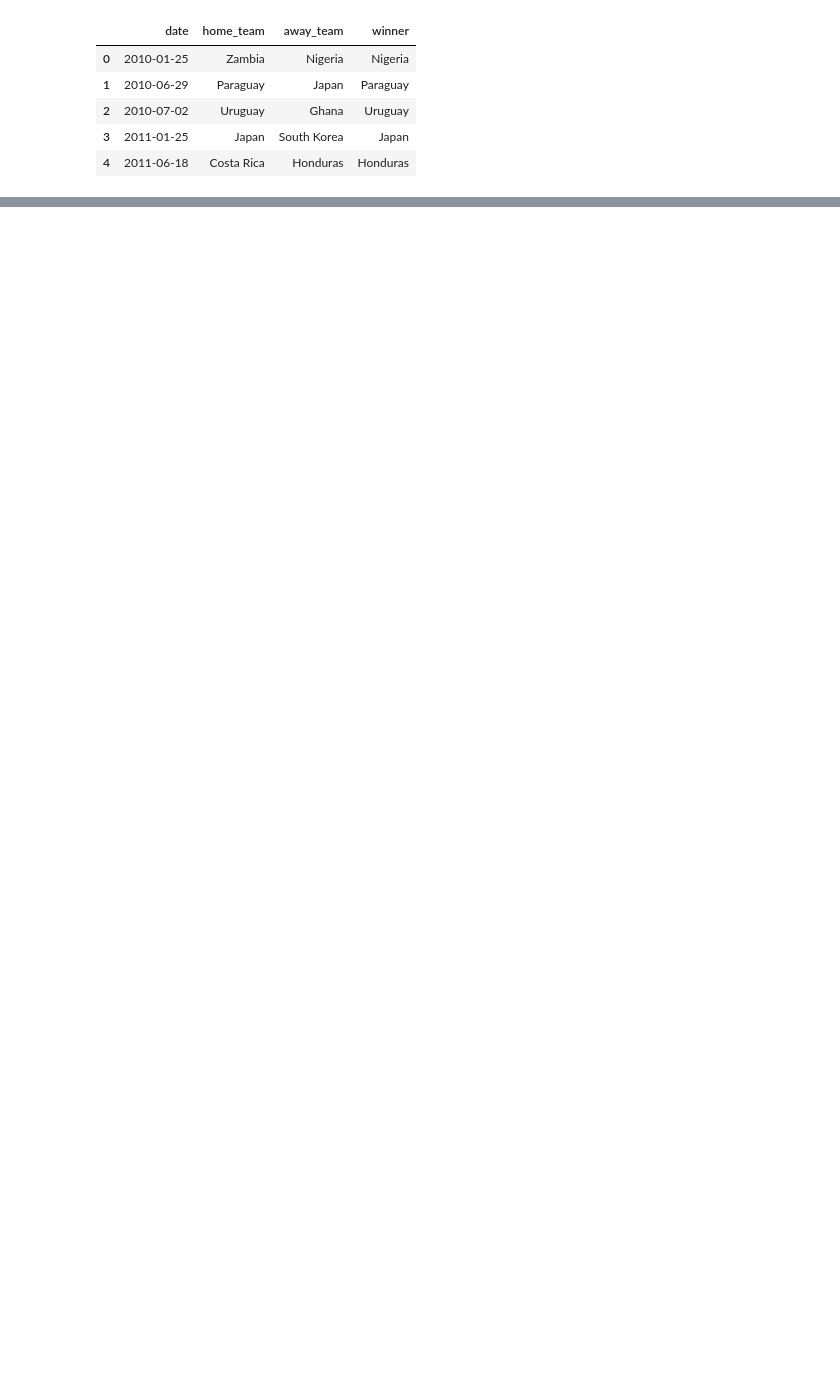
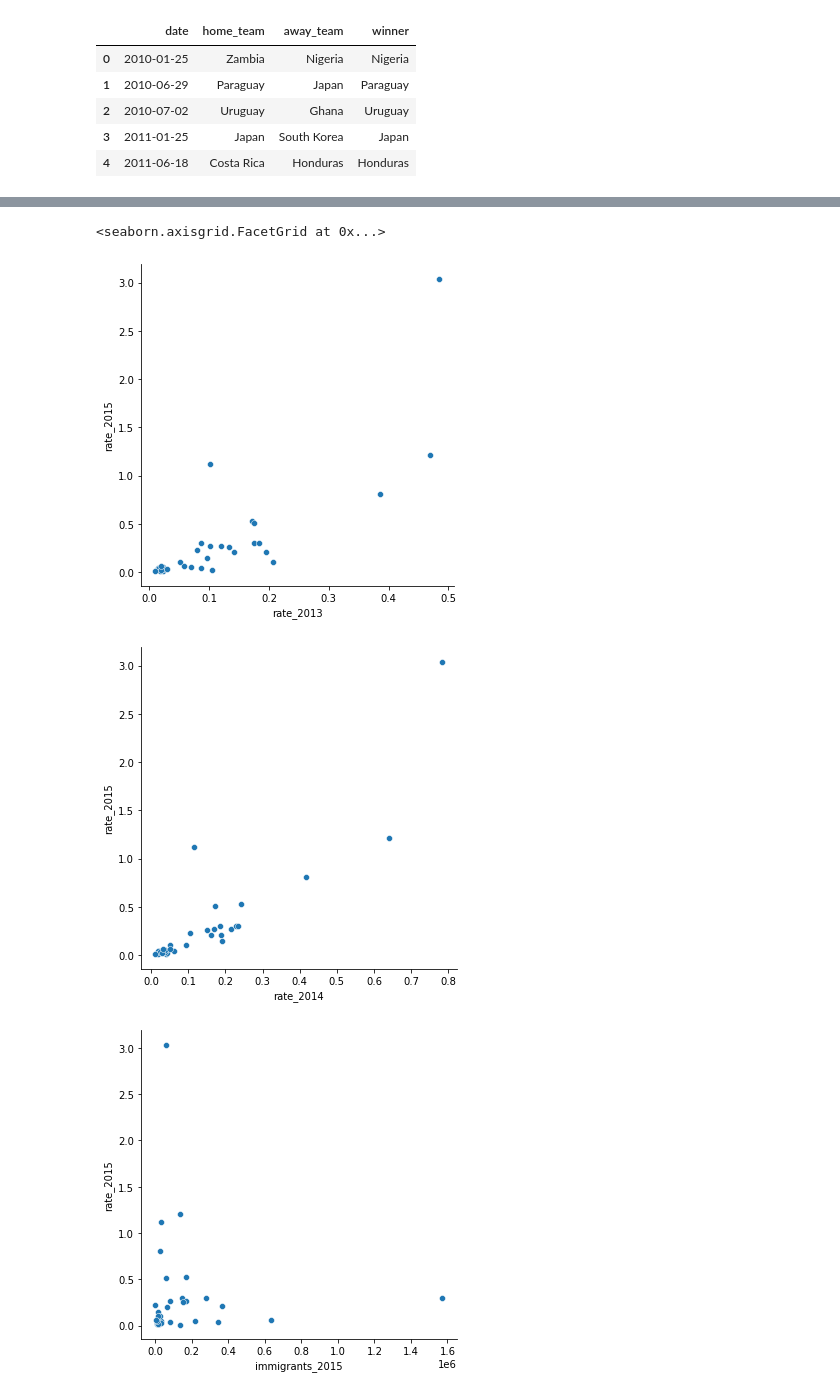
Before and after one commit to silva-nick/cs216-final, a Jupyter notebook: Cleaned Data and Immigration.ipynb, the cells around one changed output, grey strips where cells are left out. Saved outputs shown, nothing was run; the diff lists cells and outputs as text; code cells hidden in the pictures; blank space fills up the shorter version.

Commit message:
asylum and imm data

```diff
--- a/Cleaned Data and Immigration.ipynb
+++ b/Cleaned Data and Immigration.ipynb
@@ -136,0 +106,13 @@ print(eu_migrants)
+# %%
+asylum_2013 = [21030, 7145, 695, 7170, 126705, 95, 945, 8225, 4485, 66265, 1080, 26620, 1255, 195, 400, 1070,
+               18895, 2250, 13065, 17500, 15240, 500, 1495, 270, 440, 3210, 54270, 125, 55, 11930, 21305, 30585]
+asylum_2014 = [22710, 11080, 1145, 14680, 202645, 155, 1450, 9430, 5615, 64310, 450, 64625, 1745, 375, 440,
+               1150, 42775, 1350, 24495, 28035, 8020, 440, 1545, 385, 330, 3620, 81185, 170, 65, 11415, 23560, 32785]
+asylum_2015 = [44665, 20390, 1515, 20935, 476510, 230, 3275, 13205, 14780, 76165, 210, 83540, 2265, 330, 315, 2505,
+               177135, 1845, 44970, 88160, 12190, 895, 1260, 275, 330, 32345, 162450, 370, 150, 31115, 39445, 40160]
+country_names = ['Belgium','Bulgaria', 'Czechia', 'Denmark', 'Germany', 'Estonia', 'Ireland', 'Greece', 'Spain',
+                 'France', 'Croatia', 'Italy', 'Cyprus', 'Latvia', 'Lithuania', 'Luxembourg', 'Hungary', 'Malta',
+                 'Netherlands', 'Austria', 'Poland', 'Portugal', 'Romania', 'Slovenia', 'Slovakia', 'Finland',
+                 'Sweden', 'Iceland', 'Liechtenstein', 'Norway', 'Switzerland', 'United Kingdom']
+asylum = pd.DataFrame({'Country Name':country_names, 'asylum_2013':asylum_2013, 'asylum_2014':asylum_2014, 'asylum_2015':asylum_2015})
+asylum.head()
@@ -136,0 +126,12 @@ print(eu_migrants)
+# %%
+immigration =  pd.read_csv('immigration_raw.csv')
+immigration = immigration.rename(columns={'Year':'Country Name', '2013':'immigrants_2013',
+                                          '2014':'immigrants_2014', '2015':'immigrants_2015'})
+immigration_b = immigration[['Country Name', 'immigrants_2013', 'immigrants_2014', 'immigrants_2015']]
+imm_asy = immigration_b.merge(asylum, on='Country Name', how='inner')
+
+imm_asy['rate_2013'] = imm_asy['asylum_2013']/imm_asy['immigrants_2013']
+imm_asy['rate_2014'] = imm_asy['asylum_2014']/imm_asy['immigrants_2014']
+imm_asy['rate_2015'] = imm_asy['asylum_2015']/imm_asy['immigrants_2015']
+
+imm_asy.head()
@@ -136,0 +145,9 @@ print(eu_migrants)
+# %%
+sns.relplot(x='rate_2013', y='rate_2015', data=imm_asy)
+sns.relplot(x='rate_2014', y='rate_2015', data=imm_asy)
+sns.relplot(x='immigrants_2015', y='rate_2015', data=imm_asy)
+# %% [output]
+<seaborn.axisgrid.FacetGrid at 0x...>
+[figure, added]
+[figure, added]
+[figure, added]
```
Also changed, not shown: parts of 6 cells of this notebook.
